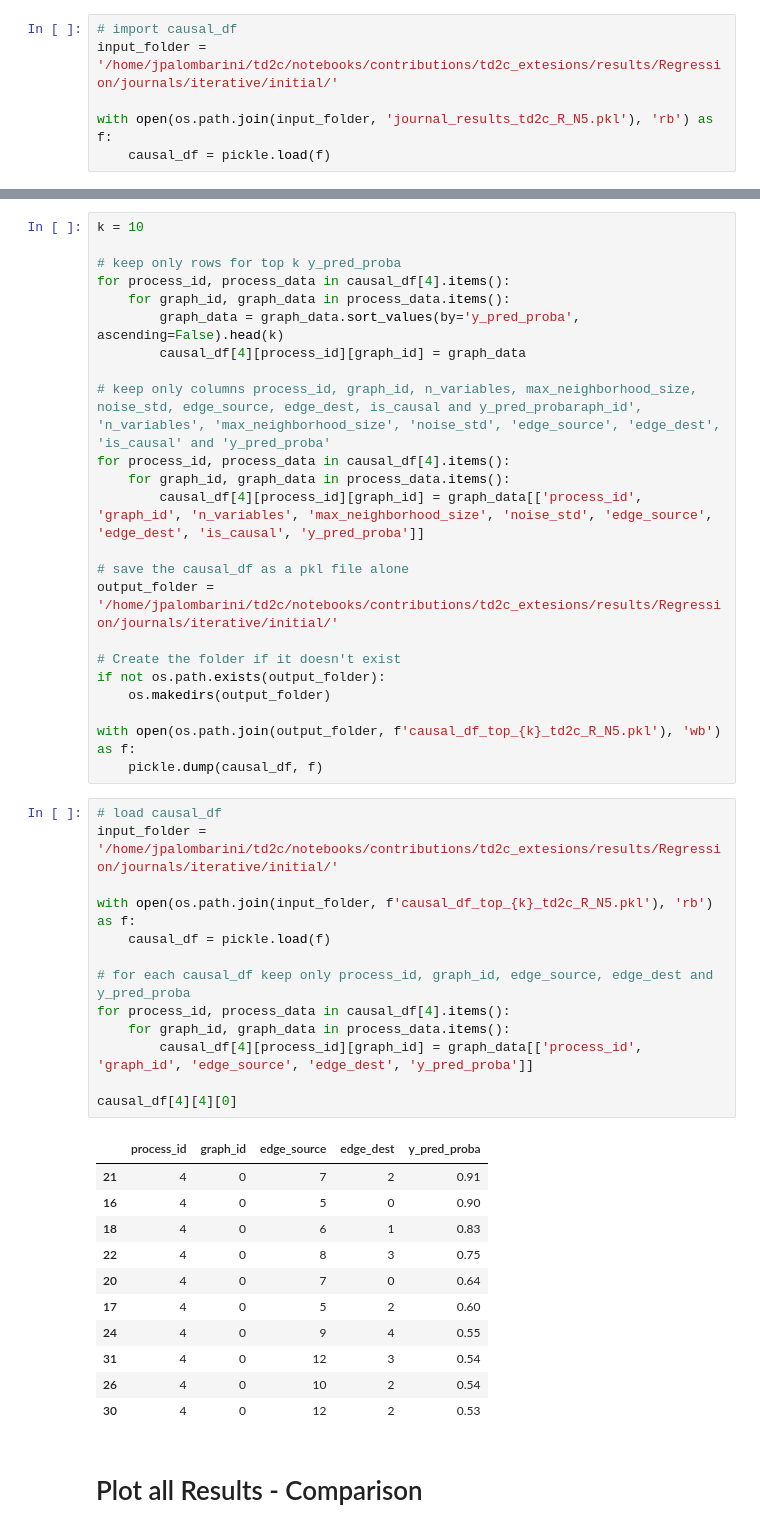
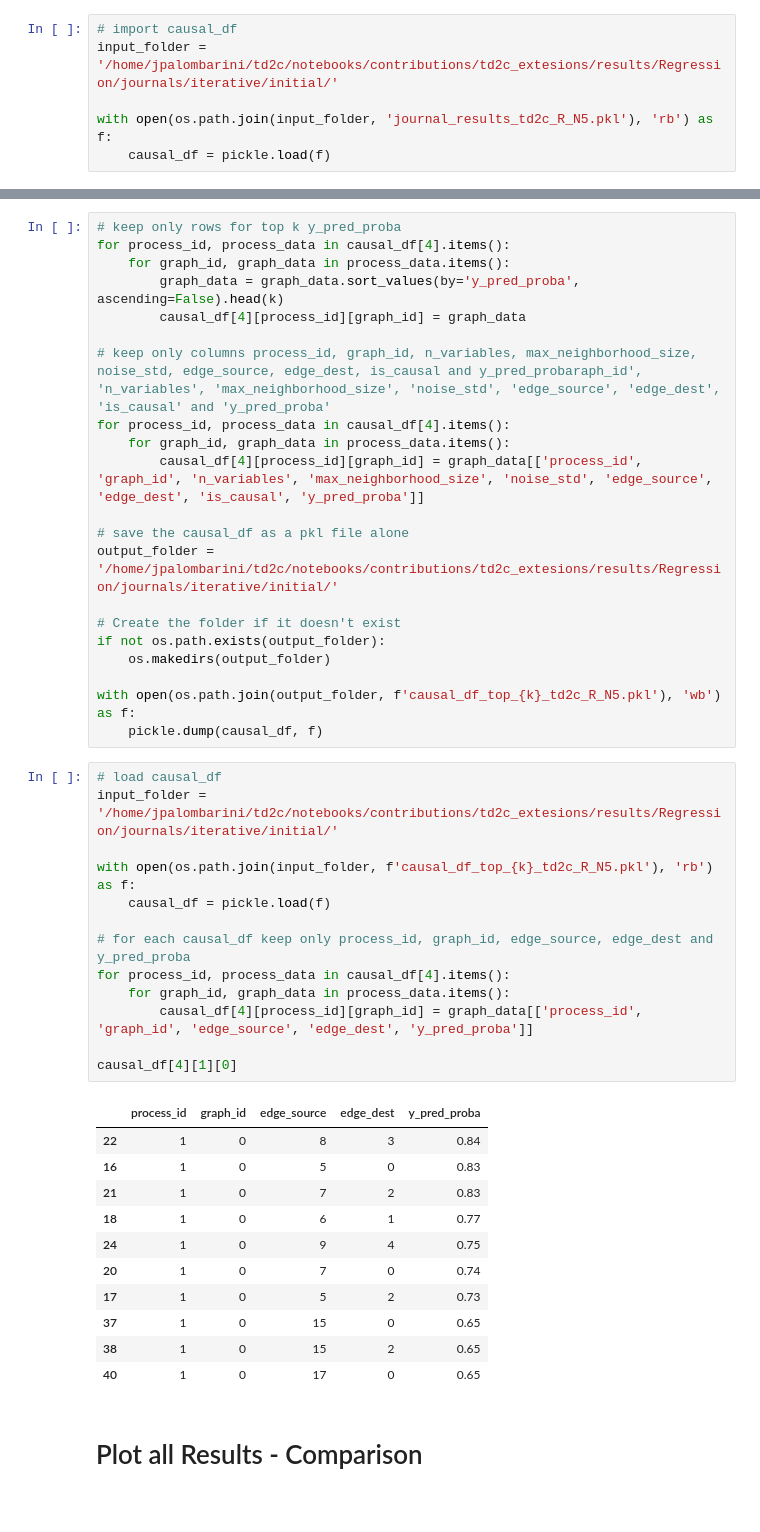
Before and after one commit to jacopoUCL/td2c, a Jupyter notebook: notebooks/contributions/td2c_extesions/IterativeTD2C.ipynb, the cells around one changed output, grey strips where cells are left out. Cells and saved outputs as stored; diff of their text form.

```diff
--- a/notebooks/contributions/td2c_extesions/IterativeTD2C.ipynb
+++ b/notebooks/contributions/td2c_extesions/IterativeTD2C.ipynb
@@ -4562,6 +4562,4 @@ with open(os.path.join(input_folder, 'journal_results_td2c_R_N5.pkl'), 'rb') as
 # %%
-k = 10
-
 # keep only rows for top k y_pred_proba
 for process_id, process_data in causal_df[4].items():
     for graph_id, graph_data in process_data.items():
@@ -4585,28 +4583,28 @@ with open(os.path.join(output_folder, f'causal_df_top_{k}_td2c_R_N5.pkl'), 'wb')
 # %%
 # load causal_df
 input_folder = '/home/jpalombarini/td2c/notebooks/contributions/td2c_extesions/results/Regression/journals/iterative/initial/'
 
 with open(os.path.join(input_folder, f'causal_df_top_{k}_td2c_R_N5.pkl'), 'rb') as f:
     causal_df = pickle.load(f)
 
 # for each causal_df keep only process_id, graph_id, edge_source, edge_dest and y_pred_proba
 for process_id, process_data in causal_df[4].items():
     for graph_id, graph_data in process_data.items():
         causal_df[4][process_id][graph_id] = graph_data[['process_id', 'graph_id', 'edge_source', 'edge_dest', 'y_pred_proba']]
 
-causal_df[4][4][0]
+causal_df[4][1][0]
 # %% [output]
 |  | process_id | graph_id | edge_source | edge_dest | y_pred_proba |
-| 21 | 4 | 0 | 7 | 2 | 0.91 |
-| 16 | 4 | 0 | 5 | 0 | 0.90 |
-| 18 | 4 | 0 | 6 | 1 | 0.83 |
-| 22 | 4 | 0 | 8 | 3 | 0.75 |
-| 20 | 4 | 0 | 7 | 0 | 0.64 |
-| 17 | 4 | 0 | 5 | 2 | 0.60 |
-| 24 | 4 | 0 | 9 | 4 | 0.55 |
-| 31 | 4 | 0 | 12 | 3 | 0.54 |
-| 26 | 4 | 0 | 10 | 2 | 0.54 |
-| 30 | 4 | 0 | 12 | 2 | 0.53 |
+| 22 | 1 | 0 | 8 | 3 | 0.84 |
+| 16 | 1 | 0 | 5 | 0 | 0.83 |
+| 21 | 1 | 0 | 7 | 2 | 0.83 |
+| 18 | 1 | 0 | 6 | 1 | 0.77 |
+| 24 | 1 | 0 | 9 | 4 | 0.75 |
+| 20 | 1 | 0 | 7 | 0 | 0.74 |
+| 17 | 1 | 0 | 5 | 2 | 0.73 |
+| 37 | 1 | 0 | 15 | 0 | 0.65 |
+| 38 | 1 | 0 | 15 | 2 | 0.65 |
+| 40 | 1 | 0 | 17 | 0 | 0.65 |
 # %% [markdown]
 # Plot all Results - Comparison
 # %% [markdown]
```
Also changed, not shown: parts of 2 cells of this notebook, 1 other file.
